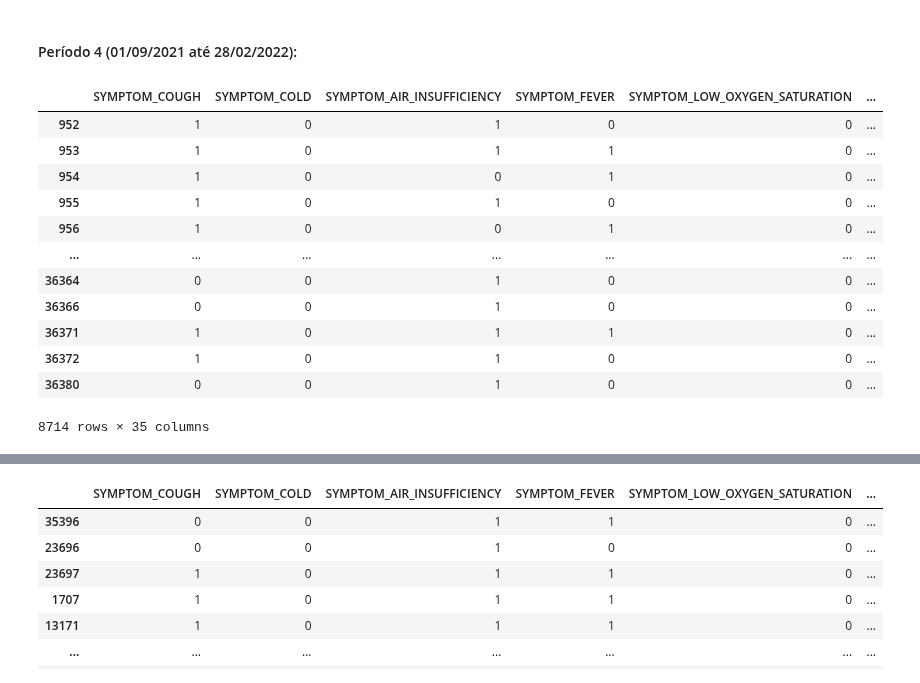
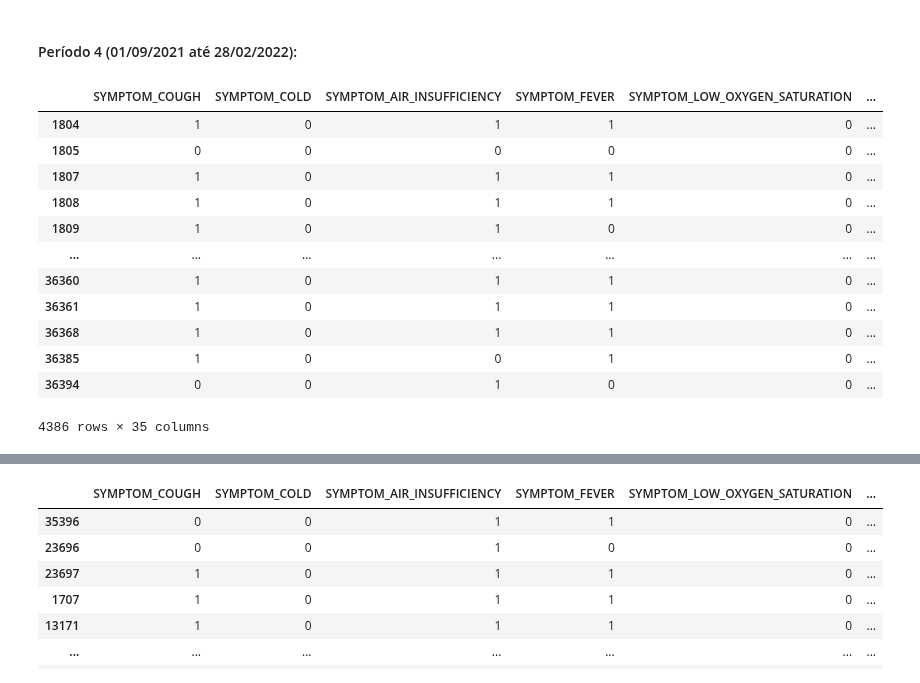
Before and after one commit to bielarnaud/Estudo_dados_de_covid, a Jupyter notebook: Codes/Teste - XGBoost.ipynb, the cells around one changed output, grey strips where cells are left out. Cells and saved outputs as stored; diff of their text form; code cells hidden in the pictures.

```diff
--- a/Codes/Teste - XGBoost.ipynb
+++ b/Codes/Teste - XGBoost.ipynb
@@ -997,26 +997,26 @@ plt.show()
 # %% [markdown]
 #### Período 4 (01/09/2021 até 28/02/2022):
 # %%
-random_forest = Random_forest(periodo_3)
+random_forest = Random_forest(periodo_4)
 random_forest.run_graves()
 
 df_p4 = random_forest.df
 df_p4 = df_p4[list_features]
 df_p4
 # %% [output]
 |  | SYMPTOM_COUGH | SYMPTOM_COLD | SYMPTOM_AIR_INSUFFICIENCY | SYMPTOM_FEVER | SYMPTOM_LOW_OXYGEN_SATURATION | ... |
-| 952 | 1 | 0 | 1 | 0 | 0 | ... |
-| 953 | 1 | 0 | 1 | 1 | 0 | ... |
-| 954 | 1 | 0 | 0 | 1 | 0 | ... |
-| 955 | 1 | 0 | 1 | 0 | 0 | ... |
-| 956 | 1 | 0 | 0 | 1 | 0 | ... |
+| 1804 | 1 | 0 | 1 | 1 | 0 | ... |
+| 1805 | 0 | 0 | 0 | 0 | 0 | ... |
+| 1807 | 1 | 0 | 1 | 1 | 0 | ... |
+| 1808 | 1 | 0 | 1 | 1 | 0 | ... |
+| 1809 | 1 | 0 | 1 | 0 | 0 | ... |
 | ... | ... | ... | ... | ... | ... | ... |
-| 36364 | 0 | 0 | 1 | 0 | 0 | ... |
-| 36366 | 0 | 0 | 1 | 0 | 0 | ... |
-| 36371 | 1 | 0 | 1 | 1 | 0 | ... |
-| 36372 | 1 | 0 | 1 | 0 | 0 | ... |
-| 36380 | 0 | 0 | 1 | 0 | 0 | ... |
+| 36360 | 1 | 0 | 1 | 1 | 0 | ... |
+| 36361 | 1 | 0 | 1 | 1 | 0 | ... |
+| 36368 | 1 | 0 | 1 | 1 | 0 | ... |
+| 36385 | 1 | 0 | 0 | 1 | 0 | ... |
+| 36394 | 0 | 0 | 1 | 0 | 0 | ... |
-8714 rows × 35 columns
+4386 rows × 35 columns
 # %%
 df2_p4 = pd.DataFrame()
 df2_p4 = df_p4
```
Also changed, not shown: parts of 19 cells of this notebook.
